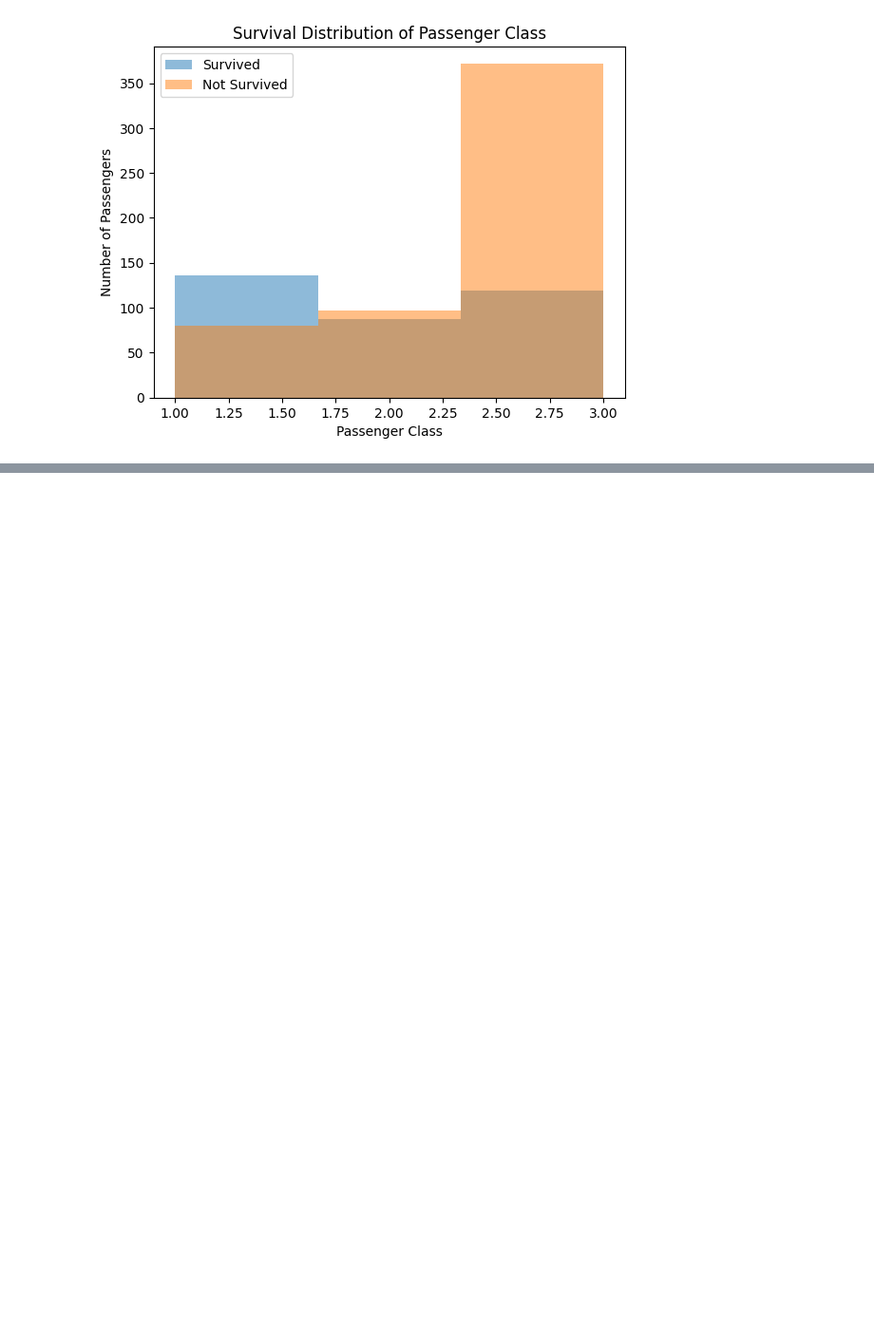
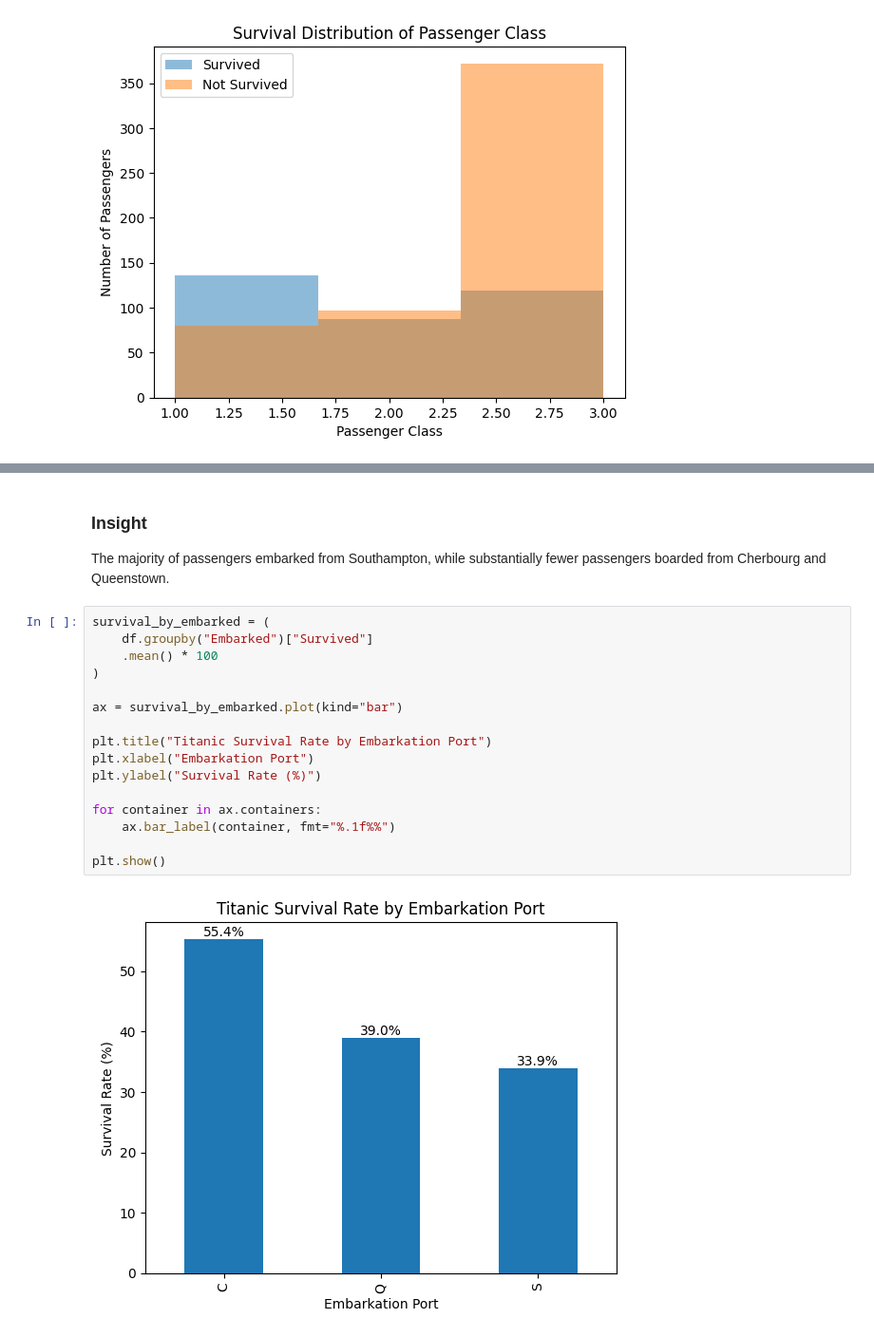
Before and after one commit to RenitiaMR/Portfolio, a Jupyter notebook: titanic_survival.ipynb, the cells around one changed output, grey strips where cells are left out. Shown at 95% size. Drawn from its saved outputs; the diff is of its cells as text; blank space fills up the shorter version.

Commit message:
key finding, markdown, additional family analysis and embarked

```diff
--- a/titanic_survival.ipynb
+++ b/titanic_survival.ipynb
@@ -232,0 +312,22 @@ plt.show()
+# %% [markdown]
+### Insight
+
+The majority of passengers embarked from Southampton, while substantially fewer passengers boarded from Cherbourg and Queenstown.
+# %%
+survival_by_embarked = (
+    df.groupby("Embarked")["Survived"]
+    .mean() * 100
+)
+
+ax = survival_by_embarked.plot(kind="bar")
+
+plt.title("Titanic Survival Rate by Embarkation Port")
+plt.xlabel("Embarkation Port")
+plt.ylabel("Survival Rate (%)")
+
+for container in ax.containers:
+    ax.bar_label(container, fmt="%.1f%%")
+
+plt.show()
+# %% [output]
+[figure, added]
```
Also changed, not shown: parts of 23 cells of this notebook.
